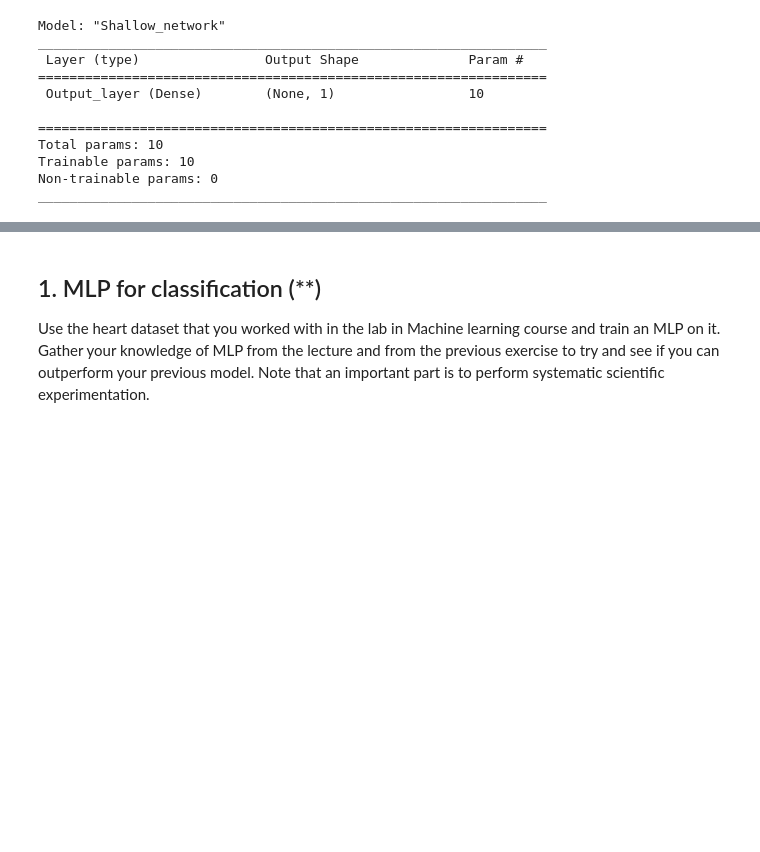
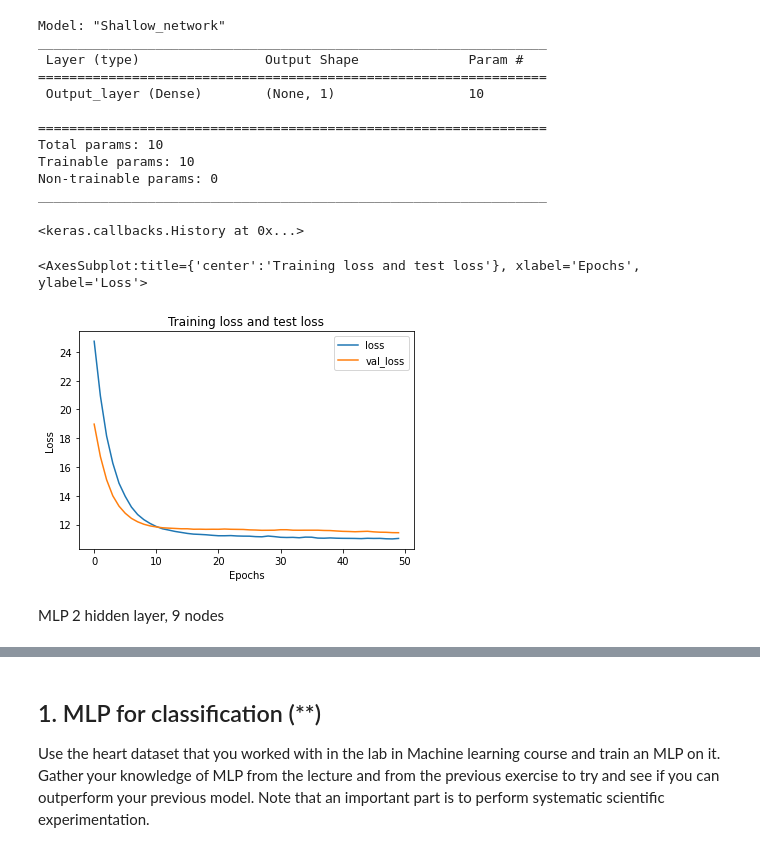
Before and after one commit to cooperhankun/Deep_learning, a Jupyter notebook: E0-MLP.ipynb, the cells around one changed output, grey strips where cells are left out. Saved outputs shown, nothing was run; the diff lists cells and outputs as text; code cells hidden in the pictures; blank space fills up the shorter version.

Commit message:
2 hiden layers

```diff
--- a/E0-MLP.ipynb
+++ b/E0-MLP.ipynb
@@ -210,3 +212,16 @@ Total params: 10
 Trainable params: 10
 Non-trainable params: 0
 _________________________________________________________________
+# %%
+model_shallow.fit(scaled_X_train, y_train, epochs = 50, verbose=0,
+                  validation_data=(scaled_X_val, y_valid))
+# %% [output]
+<keras.callbacks.History at 0x...>
+# %%
+pd.DataFrame(model_shallow.history.history).plot(xlabel="Epochs",
+                                                 ylabel="Loss", title="Training loss and test loss")
+# %% [output]
+<AxesSubplot:title={'center':'Training loss and test loss'}, xlabel='Epochs', ylabel='Loss'>
+[figure, added]
+# %% [markdown]
+MLP 2 hidden layer, 9 nodes
```
Also changed, not shown: parts of 8 cells of this notebook, 1 other file.
